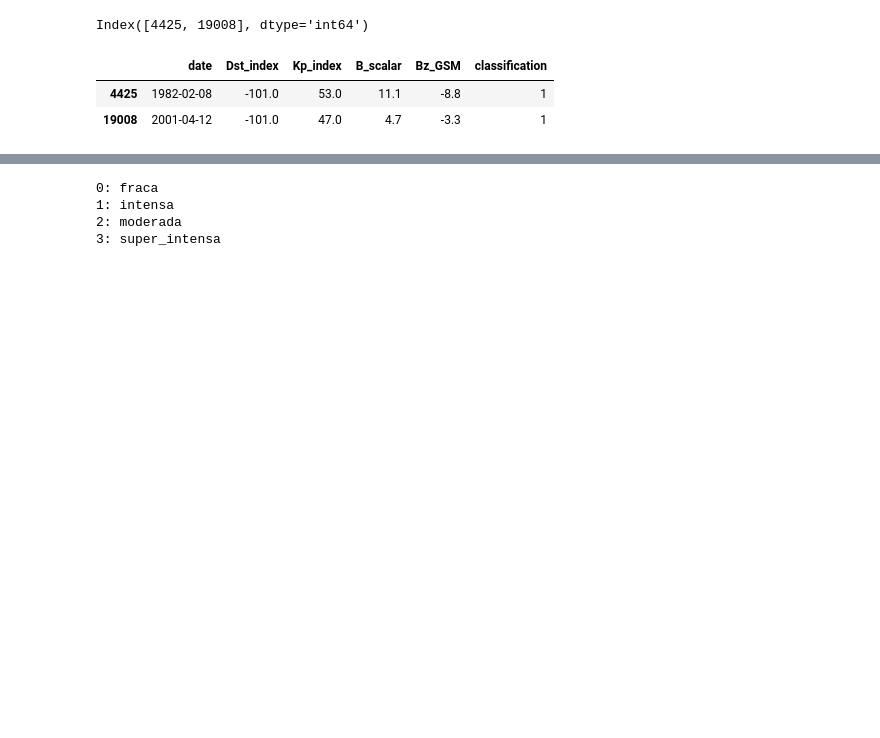
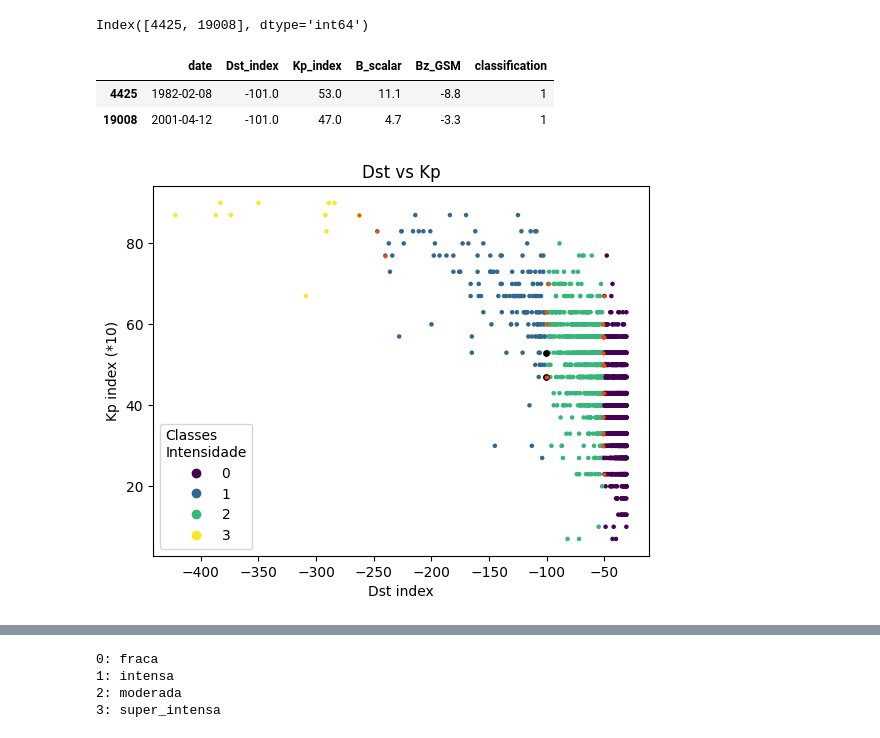
Before and after one commit to GabrieIl/analysis-of-magnetic-storms, a Jupyter notebook: svm.ipynb, the cells around one changed output, grey strips where cells are left out. Drawn from its saved outputs; the diff is of its cells as text; code cells hidden in the pictures; blank space fills up the shorter version.

```diff
--- a/svm.ipynb
+++ b/svm.ipynb
@@ -242,9 +194,56 @@ array([522, 572])
 (y_test != y_predict).index[np.where(y_test != y_predict)[0]]
 # %% [output]
 Index([4425, 19008], dtype='int64')
-# %%
-filter_data.filter(items=[4425, 19008], axis=0)
-# %% [output]
-|  | date | Dst_index | Kp_index | B_scalar | Bz_GSM | classification |
-| 4425 | 1982-02-08 | -101.0 | 53.0 | 11.1 | -8.8 | 1 |
-| 19008 | 2001-04-12 | -101.0 | 47.0 | 4.7 | -3.3 | 1 |
+# %%
+# filter_data.filter(items=[4425, 19008], axis=0)
+filter_data.filter(items=(y_test != y_predict).index[np.where(y_test != y_predict)[0]], axis=0)
+# %% [output]
+|  | date | Dst_index | Kp_index | B_scalar | Bz_GSM | classification |
+| 4425 | 1982-02-08 | -101.0 | 53.0 | 11.1 | -8.8 | 1 |
+| 19008 | 2001-04-12 | -101.0 | 47.0 | 4.7 | -3.3 | 1 |
+# %%
+fig1, ax1 = plt.subplots()
+
+scatter = ax1.scatter(
+    x=X_train['Dst_index'],
+    y=X_train['Kp_index'],
+    s=5,
+    c=y_train,
+)
+
+
+# outliers
+outliers_storms = filter_data.filter(items=(y_test != y_predict).index[np.where(y_test != y_predict)[0]], axis=0)
+x_outliers = outliers_storms['Dst_index'].to_list()
+y_outliers = outliers_storms['Kp_index'].to_list()
+
+ax1.scatter(
+    x=x_outliers,
+    y=y_outliers,
+    s=15,
+    c='black',
+)
+
+
+# pontos para vetores de suporte
+ax1.scatter(
+    x=clf.support_vectors_[:, 0], # dst
+    y=clf.support_vectors_[:, 1], # kp
+    s=3,
+    c='orangered',
+)
+
+# legenda com base nas classes
+legend1 = ax1.legend(
+    *scatter.legend_elements(),
+    loc="lower left",
+    title="Classes\nIntensidade",
+)
+
+ax1.set_title('Dst vs Kp')
+ax1.set_xlabel('Dst index')
+ax1.set_ylabel('Kp index (*10)')
+
+plt.show()
+# %% [output]
+[figure, added]
```
Also changed, not shown: parts of 16 cells of this notebook.
